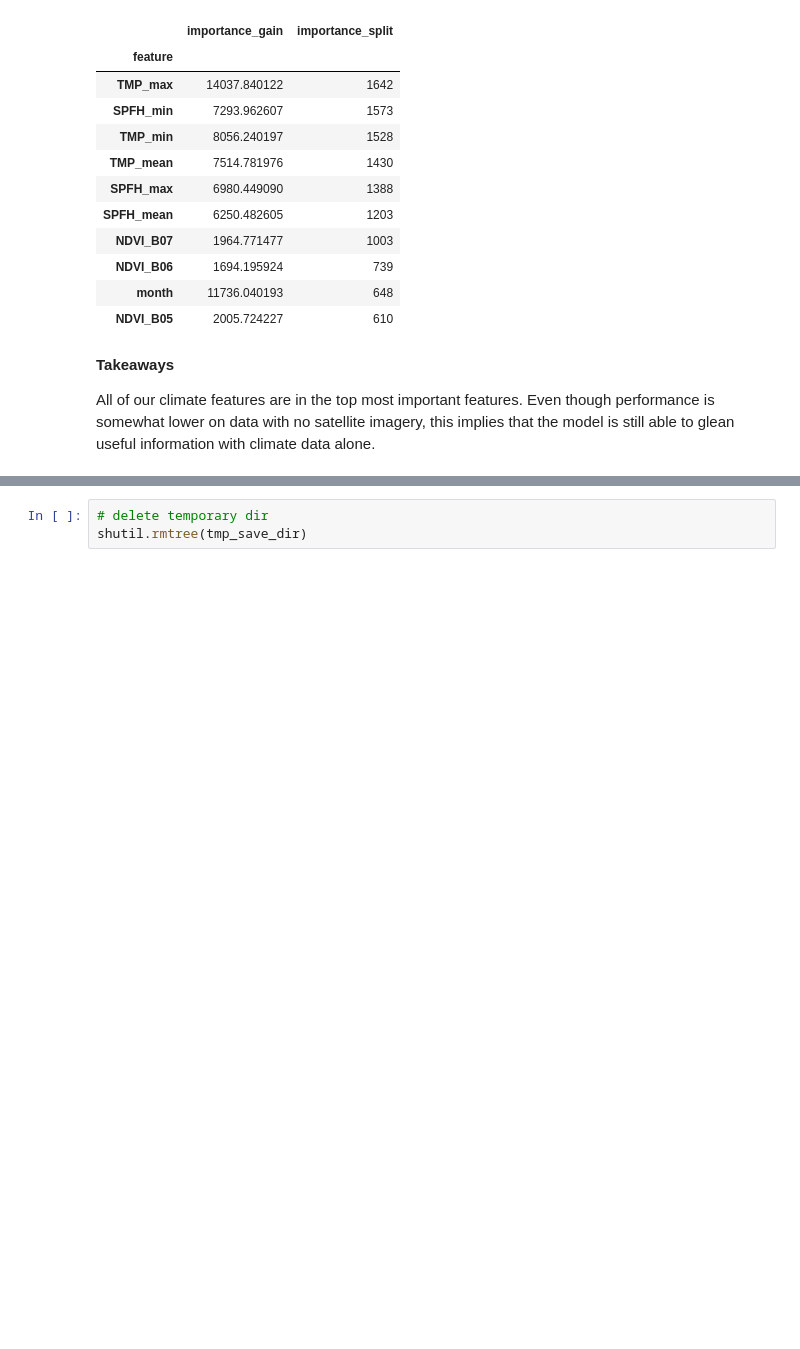
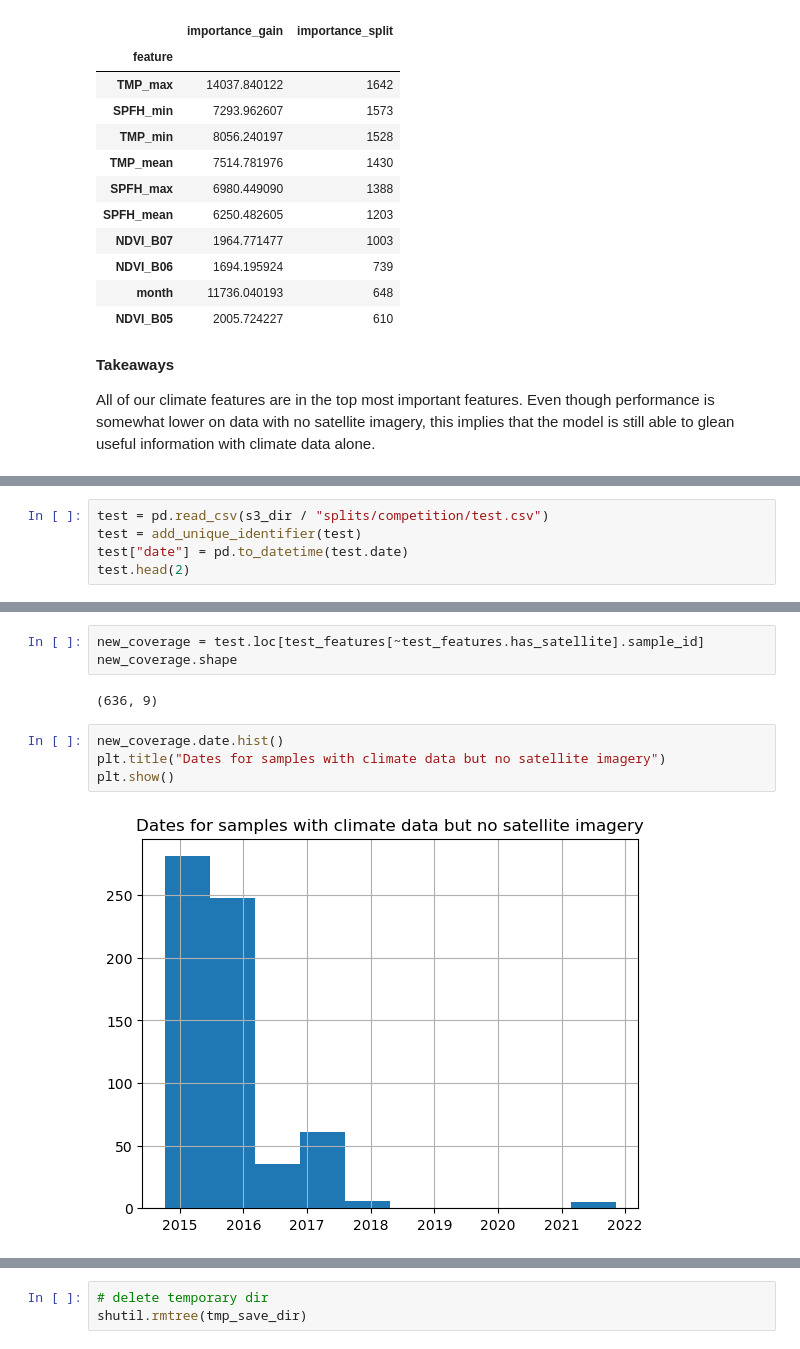
Before and after one commit to drivendataorg/cyfi, a Jupyter notebook: cyano/experiment/notebooks/0.0-klw-adding-climate.ipynb, the cells around one changed output, grey strips where cells are left out. Saved outputs shown, nothing was run; the diff lists cells and outputs as text; blank space fills up the shorter version.

Commit message:
look at date in nb

```diff
--- a/cyano/experiment/notebooks/0.0-klw-adding-climate.ipynb
+++ b/cyano/experiment/notebooks/0.0-klw-adding-climate.ipynb
@@ -261,0 +267,5 @@ All of our climate features are in the top most important features. Even though
+# %%
+test = pd.read_csv(s3_dir / "splits/competition/test.csv")
+test = add_unique_identifier(test)
+test["date"] = pd.to_datetime(test.date)
+test.head(2)
@@ -261,0 +277,11 @@ All of our climate features are in the top most important features. Even though
+# %%
+new_coverage = test.loc[test_features[~test_features.has_satellite].sample_id]
+new_coverage.shape
+# %% [output]
+(636, 9)
+# %%
+new_coverage.date.hist()
+plt.title("Dates for samples with climate data but no satellite imagery")
+plt.show()
+# %% [output]
+[figure, added]
```
Also changed, not shown: parts of 5 cells of this notebook, 1 other file.
